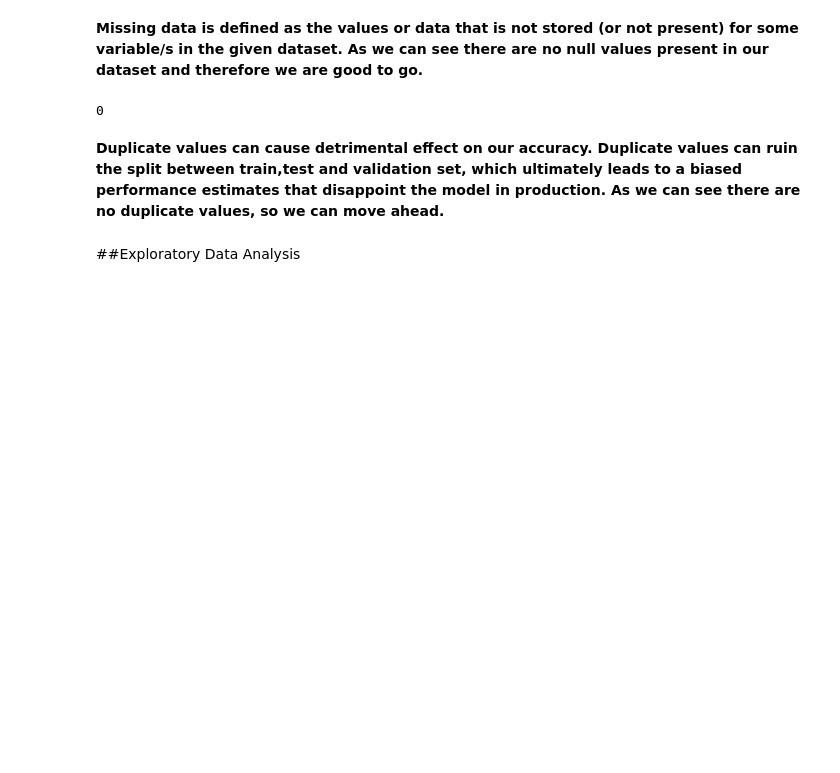
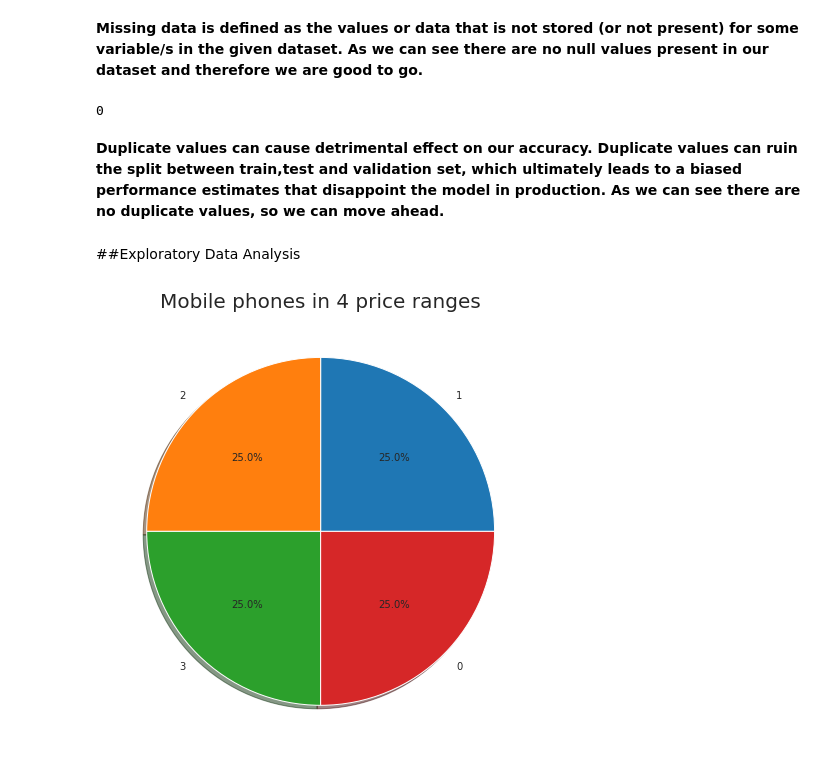
Before and after one commit to Amankr351/Mobile-Price-Range-Prediction, a Jupyter notebook: Mobile_Price_Range_Prediction.ipynb, the cells around one changed output. Cells and saved outputs as stored; diff of their text form; code cells hidden in the pictures; blank space fills up the shorter version.

```diff
--- a/Mobile_Price_Range_Prediction.ipynb
+++ b/Mobile_Price_Range_Prediction.ipynb
@@ -119,3 +119,15 @@ data.duplicated().sum()   #Checking for duplicate values.
 **Duplicate values can cause detrimental effect on our accuracy. Duplicate values can ruin the split between train,test and validation set, which ultimately leads to a biased performance estimates that disappoint the model in production. As we can see there are no duplicate values, so we can move ahead.**
 # %% [markdown]
 ##Exploratory Data Analysis
+# %%
+sns.set_style('darkgrid')
+# %%
+plt.figure(figsize=(10,8))
+labels = data['price_range'].value_counts(sort = True).index
+sizes = data['price_range'].value_counts(sort = True)
+explode = None
+plt.pie(sizes, explode=explode, labels=labels, autopct='%1.1f%%', shadow=True, startangle=0)
+plt.title('Mobile phones in 4 price ranges',size = 20)
+plt.show()
+# %% [output]
+[figure, added]
```
Also changed, not shown: parts of 7 cells of this notebook.
